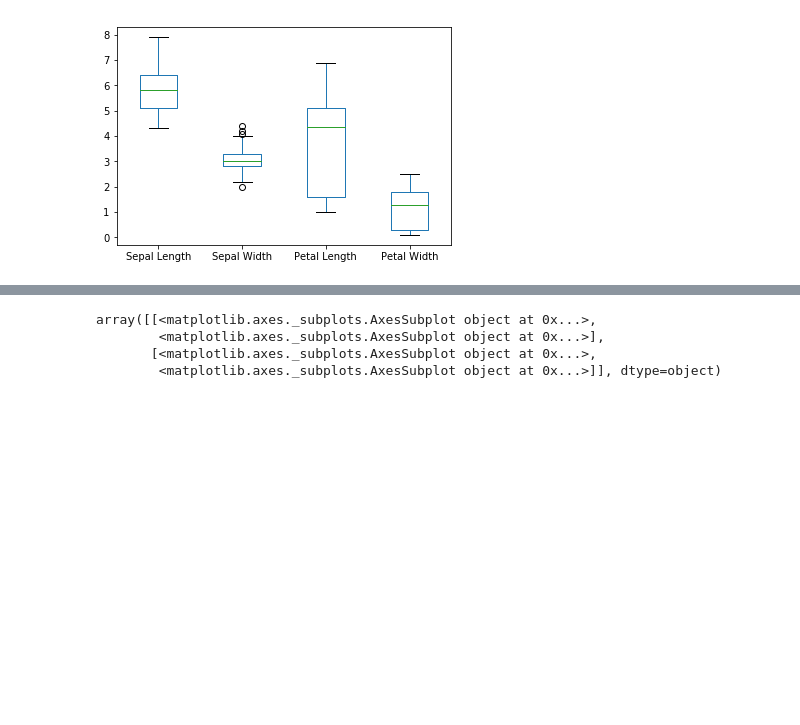
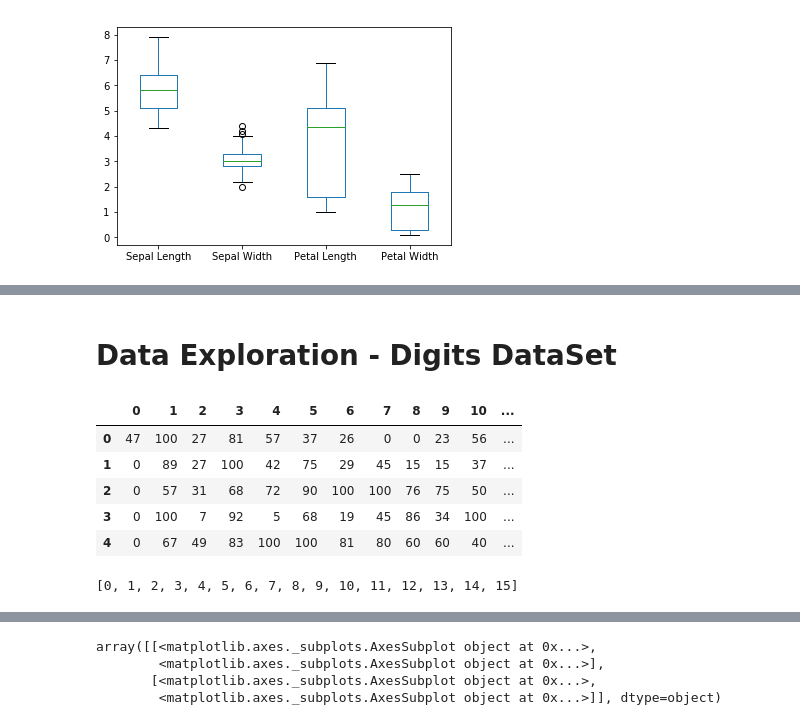
Before and after one commit to david-agumya/CS6220-Data-Mining, a Jupyter notebook: Assignment2.ipynb, the cells around one changed output, grey strips where cells are left out. Saved outputs shown, nothing was run; the diff lists cells and outputs as text; code cells hidden in the pictures; blank space fills up the shorter version.

```diff
--- a/Assignment2.ipynb
+++ b/Assignment2.ipynb
@@ -130,0 +143,2 @@ iris_df.boxplot(column=['Sepal Length', 'Sepal Width', 'Petal Length', 'Petal Wi
+# %% [markdown]
+# Data Exploration - Digits DataSet
@@ -130,0 +149,9 @@ iris_df.boxplot(column=['Sepal Length', 'Sepal Width', 'Petal Length', 'Petal Wi
+# %%
+digits_df.head()
+# %% [output]
+|  | 0 | 1 | 2 | 3 | 4 | 5 | 6 | 7 | 8 | 9 | 10 | ... |
+| 0 | 47 | 100 | 27 | 81 | 57 | 37 | 26 | 0 | 0 | 23 | 56 | ... |
+| 1 | 0 | 89 | 27 | 100 | 42 | 75 | 29 | 45 | 15 | 15 | 37 | ... |
+| 2 | 0 | 57 | 31 | 68 | 72 | 90 | 100 | 100 | 76 | 75 | 50 | ... |
+| 3 | 0 | 100 | 7 | 92 | 5 | 68 | 19 | 45 | 86 | 34 | 100 | ... |
+| 4 | 0 | 67 | 49 | 83 | 100 | 100 | 81 | 80 | 60 | 60 | 40 | ... |
@@ -130,0 +174,6 @@ iris_df.boxplot(column=['Sepal Length', 'Sepal Width', 'Petal Length', 'Petal Wi
+# %%
+required_data_cols = digits_df.columns[:16]
+required_data_cols = list(required_data_cols)
+required_data_cols
+# %% [output]
+[0, 1, 2, 3, 4, 5, 6, 7, 8, 9, 10, 11, 12, 13, 14, 15]
```
Also changed, not shown: parts of 16 cells of this notebook.
